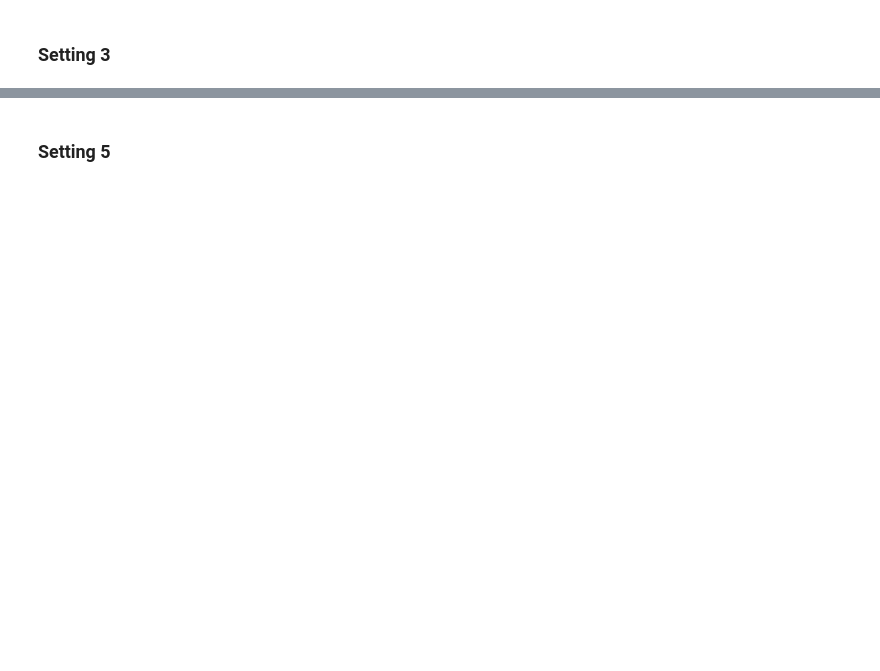
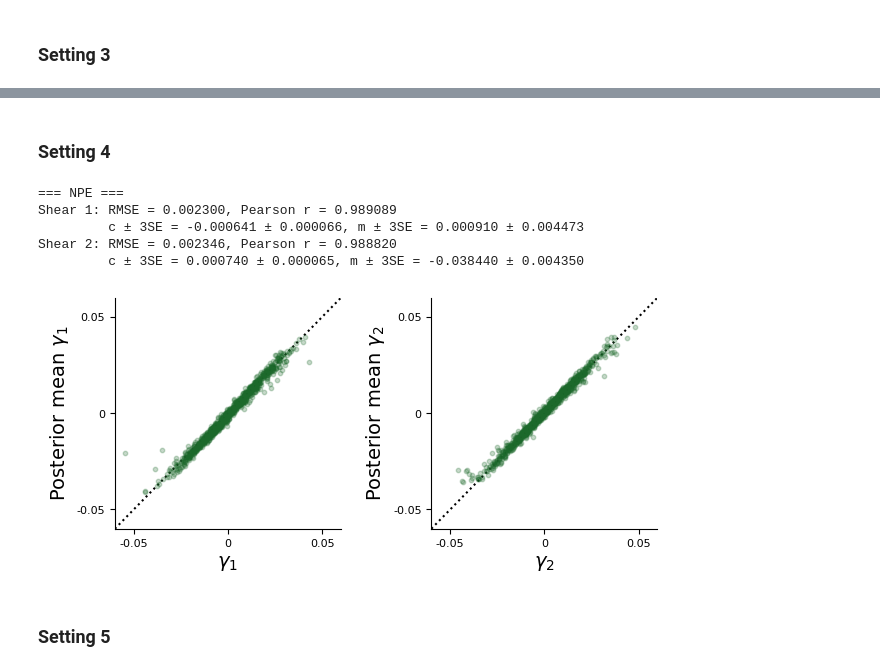
Before and after one commit to prob-ml/blissWL, a Jupyter notebook: images_to_maps/descwl/results/scatterplots.ipynb, the cells around one changed output, grey strips where cells are left out. Saved outputs shown, nothing was run; the diff lists cells and outputs as text; code cells hidden in the pictures; blank space fills up the shorter version.

```diff
--- a/images_to_maps/descwl/results/scatterplots.ipynb
+++ b/images_to_maps/descwl/results/scatterplots.ipynb
@@ -241,3 +241,29 @@ plot_scatterplot(
+# %% [markdown]
+### **Setting 4**
+# %%
+setting4_npe = torch.load("npe_credible_intervals_setting4.pt", weights_only=False)
+
+shear1_true = setting3_npe["shear1_true"]
+shear2_true = setting3_npe["shear2_true"]
+shear1_npe = setting3_npe["shear1_posteriormean"]
+shear2_npe = setting3_npe["shear2_posteriormean"]
+
+_ = compute_and_print_metrics(shear1_true, shear2_true, shear1_npe, shear2_npe, "NPE")
+# %% [output]
+=== NPE ===
+Shear 1: RMSE = 0.002300, Pearson r = 0.989089
+         c ± 3SE = -0.000641 ± 0.000066, m ± 3SE = 0.000910 ± 0.004473
+Shear 2: RMSE = 0.002346, Pearson r = 0.988820
+         c ± 3SE = 0.000740 ± 0.000065, m ± 3SE = -0.038440 ± 0.004350
+# %%
+plot_scatterplot(
+    shear1_true, shear2_true, shear1_npe, shear2_npe,
+    color="#1c692b",
+    ylabel_template=r"Posterior mean $\gamma_{i}$",
+    save_path="figures/npe_scatterplots_setting4.png"
+)
+# %% [output]
+[figure, added]
 # %% [markdown]
 ### **Setting 5**
 # %%
```
Also changed, not shown: parts of 10 cells of this notebook, 1 other file.
